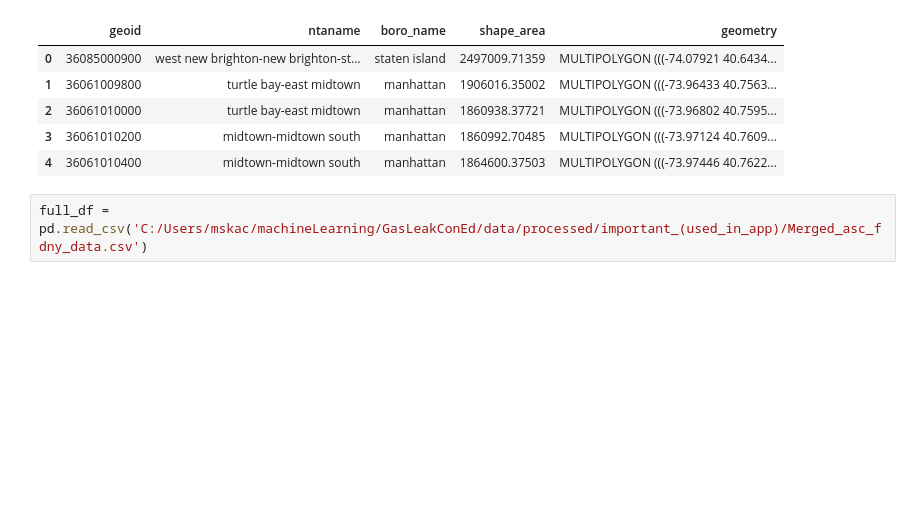
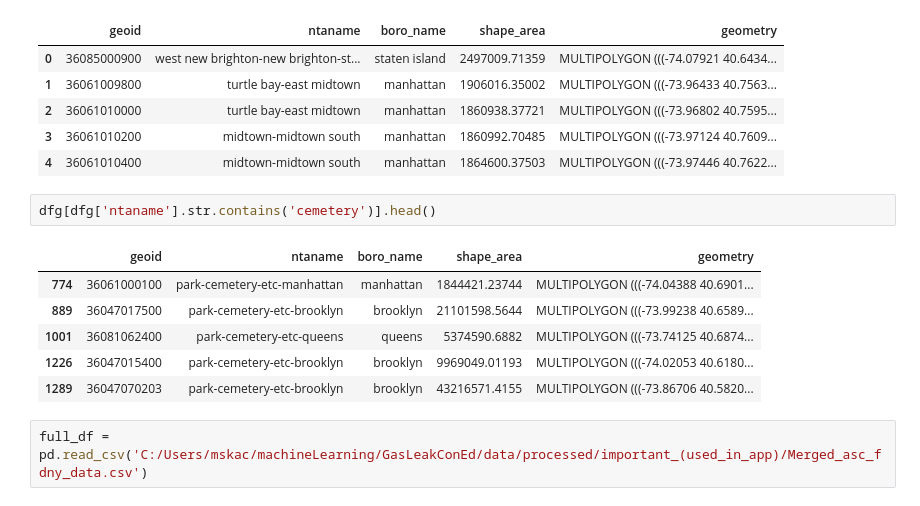
Before and after one commit to retemadpour/Gas-leak-project, a Jupyter notebook: dataProcessing/GeojsonFactory (grouped geoids layers).ipynb, the cells around one changed output. Saved outputs shown, nothing was run; the diff lists cells and outputs as text; blank space fills up the shorter version.

```diff
--- a/dataProcessing/GeojsonFactory (grouped geoids layers).ipynb
+++ b/dataProcessing/GeojsonFactory (grouped geoids layers).ipynb
@@ -24,6 +24,15 @@ dfg.head()
 | 2 | 36061010000 | turtle bay-east midtown | manhattan | 1860938.37721 | MULTIPOLYGON (((-73.96802 40.7595... |
 | 3 | 36061010200 | midtown-midtown south | manhattan | 1860992.70485 | MULTIPOLYGON (((-73.97124 40.7609... |
 | 4 | 36061010400 | midtown-midtown south | manhattan | 1864600.37503 | MULTIPOLYGON (((-73.97446 40.7622... |
+# %%
+dfg[dfg['ntaname'].str.contains('cemetery')].head()
+# %% [output]
+|  | geoid | ntaname | boro_name | shape_area | geometry |
+| 774 | 36061000100 | park-cemetery-etc-manhattan | manhattan | 1844421.23744 | MULTIPOLYGON (((-74.04388 40.6901... |
+| 889 | 36047017500 | park-cemetery-etc-brooklyn | brooklyn | 21101598.5644 | MULTIPOLYGON (((-73.99238 40.6589... |
+| 1001 | 36081062400 | park-cemetery-etc-queens | queens | 5374590.6882 | MULTIPOLYGON (((-73.74125 40.6874... |
+| 1226 | 36047015400 | park-cemetery-etc-brooklyn | brooklyn | 9969049.01193 | MULTIPOLYGON (((-74.02053 40.6180... |
+| 1289 | 36047070203 | park-cemetery-etc-brooklyn | brooklyn | 43216571.4155 | MULTIPOLYGON (((-73.86706 40.5820... |
 # %%
 full_df = pd.read_csv('C:/Users/mskac/machineLearning/GasLeakConEd/data/processed/important_(used_in_app)/Merged_asc_fdny_data.csv')
 # %%
```
Also changed, not shown: parts of 4 cells of this notebook, 19 other files.
